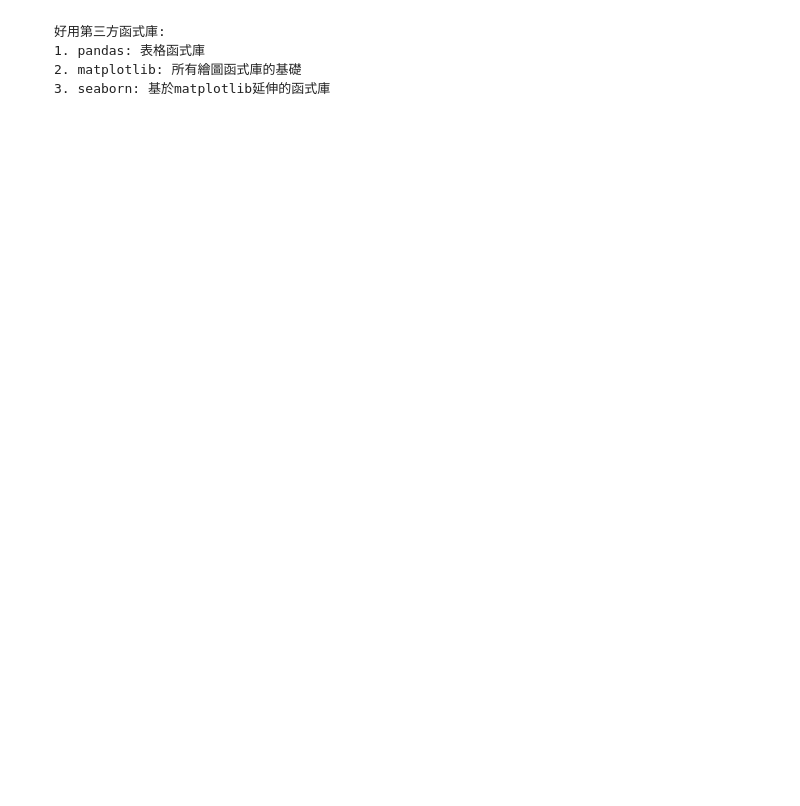
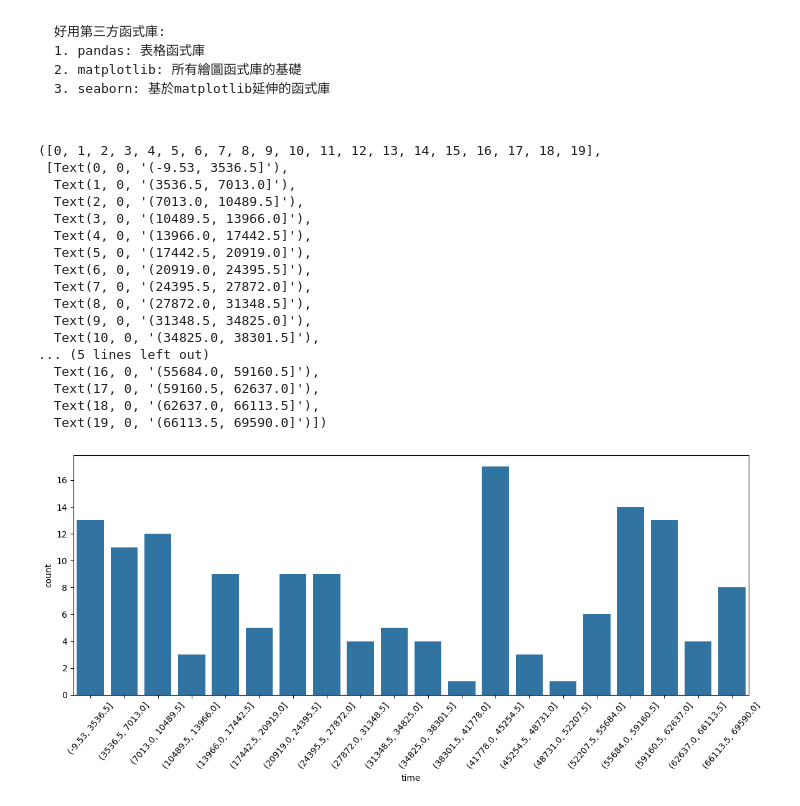
Before and after one commit to Elwing-Chou/ximen0317, a Jupyter notebook: ximen_0407.ipynb, the cells around one changed output. Saved outputs shown, nothing was run; the diff lists cells and outputs as text; code cells hidden in the pictures; blank space fills up the shorter version.

```diff
--- a/ximen_0407.ipynb
+++ b/ximen_0407.ipynb
@@ -34,3 +34,39 @@ table = pd.json_normalize(danmu_list)
 # 如果你不要 index=False
 table.to_csv("danmu.csv", encoding="utf-8")
 # table.to_excel("danmu.xlsx")
+# %%
+import pandas as pd
+import matplotlib.pyplot as plt
+import seaborn as sns
+
+table = pd.read_csv("danmu.csv", encoding="utf-8")
+# 取行: 基本上跟字典依樣 [key] -> [欄位名稱]
+# 取單行
+danmu_time = table["time"]
+# 取多行(帶給他多個欄位名稱[名稱1, 名稱2])
+# table[["userid", "text"]]
+danmu_time_cut = pd.cut(danmu_time, bins=20)
+# 如果你畫橫的, 刻度(ticks)會重疊
+# figure: 設定圖的參數(figsize=圖的大小)
+plt.figure(figsize=[14, 5])
+sns.countplot(x=danmu_time_cut)
+plt.xticks(rotation=50)
+# %% [output]
+([0, 1, 2, 3, 4, 5, 6, 7, 8, 9, 10, 11, 12, 13, 14, 15, 16, 17, 18, 19],
+ [Text(0, 0, '(-9.53, 3536.5]'),
+  Text(1, 0, '(3536.5, 7013.0]'),
+  Text(2, 0, '(7013.0, 10489.5]'),
+  Text(3, 0, '(10489.5, 13966.0]'),
+  Text(4, 0, '(13966.0, 17442.5]'),
+  Text(5, 0, '(17442.5, 20919.0]'),
+  Text(6, 0, '(20919.0, 24395.5]'),
+  Text(7, 0, '(24395.5, 27872.0]'),
+  Text(8, 0, '(27872.0, 31348.5]'),
+  Text(9, 0, '(31348.5, 34825.0]'),
+  Text(10, 0, '(34825.0, 38301.5]'),
+... (5 lines left out)
+  Text(16, 0, '(55684.0, 59160.5]'),
+  Text(17, 0, '(59160.5, 62637.0]'),
+  Text(18, 0, '(62637.0, 66113.5]'),
+  Text(19, 0, '(66113.5, 69590.0]')])
+[figure, added]
```
